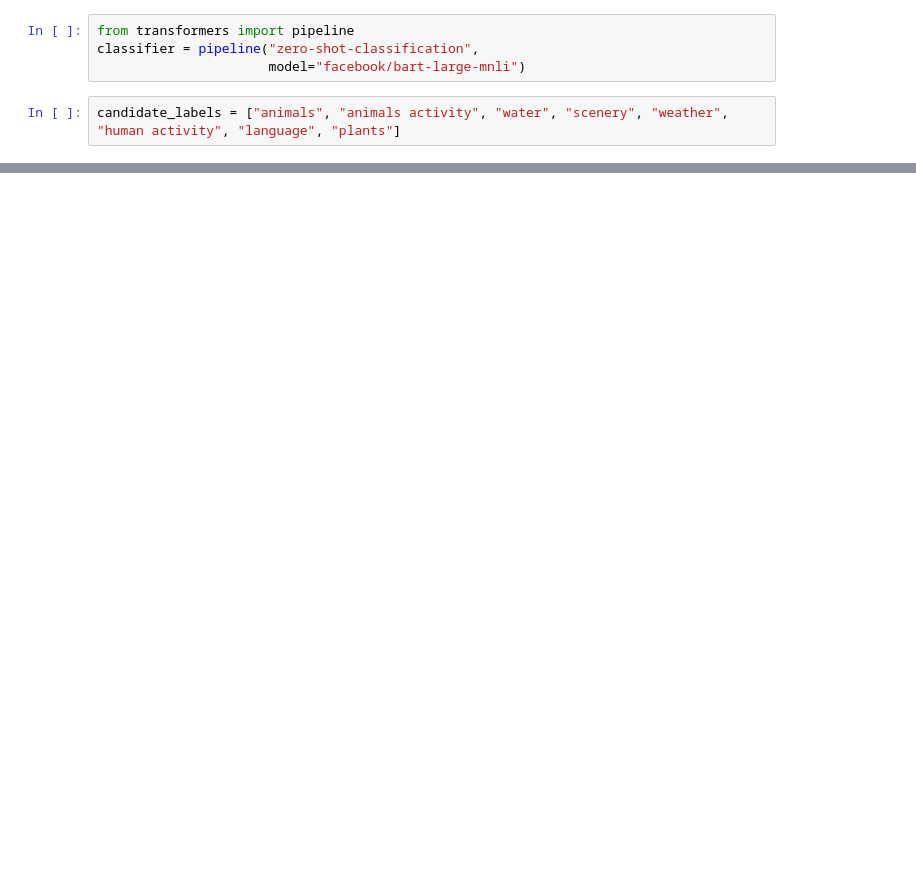
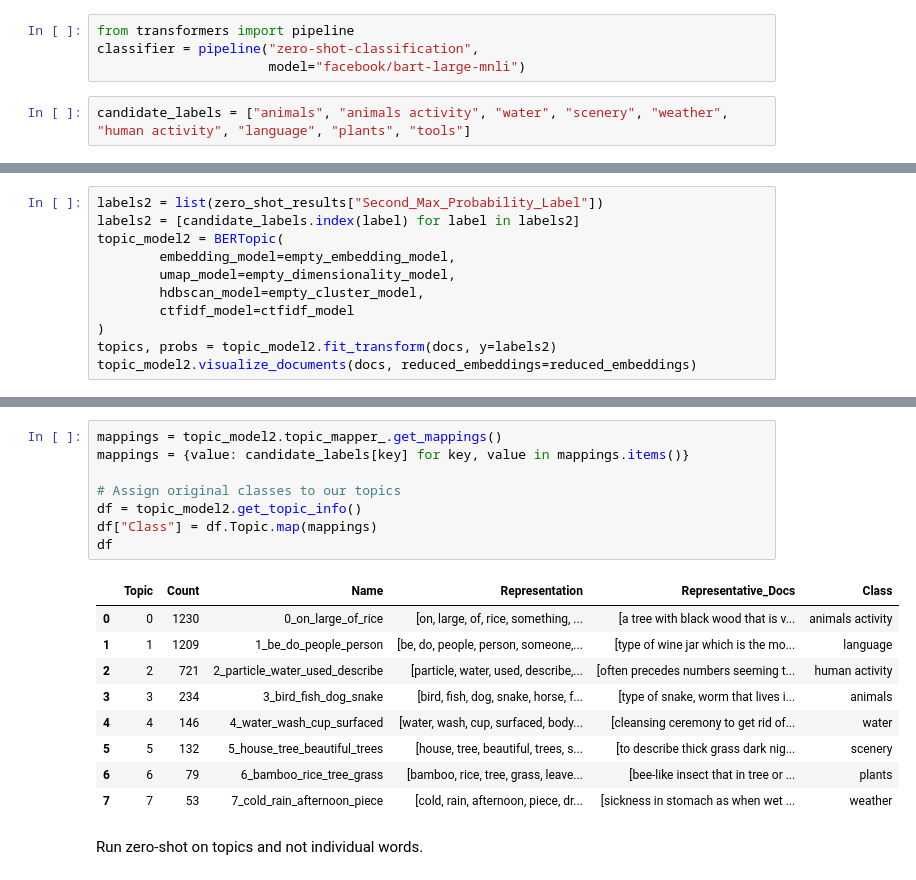
Before and after one commit to ancan203/BahnarOntologyMap, a Jupyter notebook: zero_shot_test.ipynb, the cells around one changed output, grey strips where cells are left out. Saved outputs shown, nothing was run; the diff lists cells and outputs as text; blank space fills up the shorter version.

```diff
--- a/zero_shot_test.ipynb
+++ b/zero_shot_test.ipynb
@@ -3,6 +3,6 @@ from transformers import pipeline
 classifier = pipeline("zero-shot-classification",
                       model="facebook/bart-large-mnli")
 # %%
-candidate_labels = ["animals", "animals activity", "water", "scenery", "weather", "human activity", "language", "plants"]
+candidate_labels = ["animals", "animals activity", "water", "scenery", "weather", "human activity", "language", "plants", "tools"]
 # %%
 import pandas as pd
@@ -38,0 +47,11 @@ len(docs)
+# %%
+labels2 = list(zero_shot_results["Second_Max_Probability_Label"])
+labels2 = [candidate_labels.index(label) for label in labels2]
+topic_model2 = BERTopic(
+        embedding_model=empty_embedding_model,
+        umap_model=empty_dimensionality_model,
+        hdbscan_model=empty_cluster_model,
+        ctfidf_model=ctfidf_model
+)
+topics, probs = topic_model2.fit_transform(docs, y=labels2)
+topic_model2.visualize_documents(docs, reduced_embeddings=reduced_embeddings)
@@ -38,0 +76,20 @@ len(docs)
+# %%
+mappings = topic_model2.topic_mapper_.get_mappings()
+mappings = {value: candidate_labels[key] for key, value in mappings.items()}
+
+# Assign original classes to our topics
+df = topic_model2.get_topic_info()
+df["Class"] = df.Topic.map(mappings)
+df
+# %% [output]
+|  | Topic | Count | Name | Representation | Representative_Docs | Class |
+| 0 | 0 | 1230 | 0_on_large_of_rice | [on, large, of, rice, something, ... | [a tree with black wood that is v... | animals activity |
+| 1 | 1 | 1209 | 1_be_do_people_person | [be, do, people, person, someone,... | [type of wine jar which is the mo... | language |
+| 2 | 2 | 721 | 2_particle_water_used_describe | [particle, water, used, describe,... | [often precedes numbers seeming t... | human activity |
+| 3 | 3 | 234 | 3_bird_fish_dog_snake | [bird, fish, dog, snake, horse, f... | [type of snake, worm that lives i... | animals |
+| 4 | 4 | 146 | 4_water_wash_cup_surfaced | [water, wash, cup, surfaced, body... | [cleansing ceremony to get rid of... | water |
+| 5 | 5 | 132 | 5_house_tree_beautiful_trees | [house, tree, beautiful, trees, s... | [to describe thick grass dark nig... | scenery |
+| 6 | 6 | 79 | 6_bamboo_rice_tree_grass | [bamboo, rice, tree, grass, leave... | [bee-like insect that in tree or ... | plants |
+| 7 | 7 | 53 | 7_cold_rain_afternoon_piece | [cold, rain, afternoon, piece, dr... | [sickness in stomach as when wet ... | weather |
+# %% [markdown]
+Run zero-shot on topics and not individual words.
```
Also changed, not shown: parts of 15 cells of this notebook, 6 other files.
